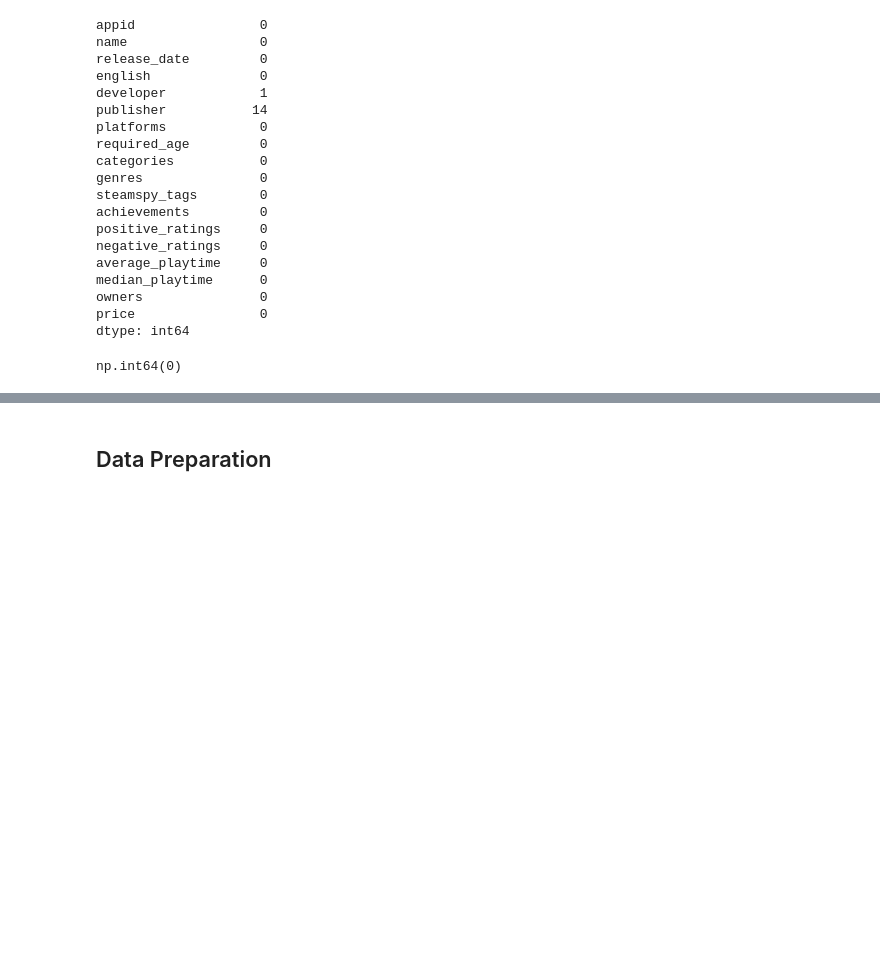
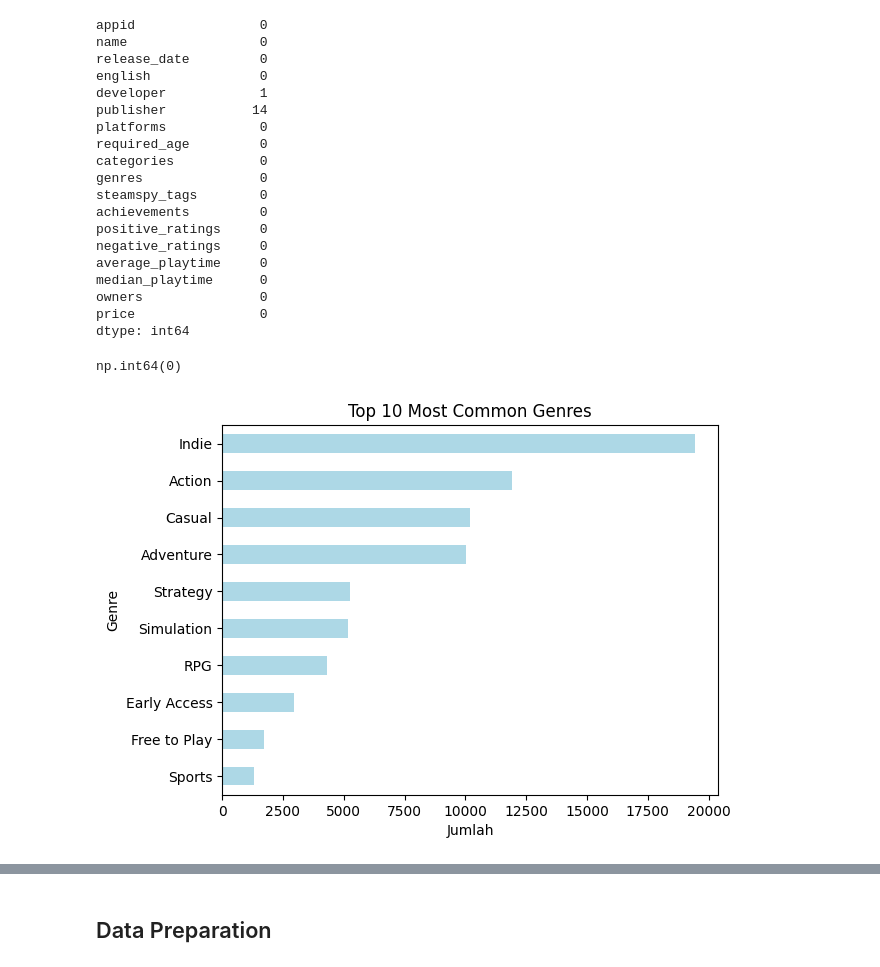
Before and after one commit to RizkyMlana/Recomendation-System-Project, a Jupyter notebook: notebooks/main.ipynb, the cells around one changed output, grey strips where cells are left out. Cells and saved outputs as stored; diff of their text form; code cells hidden in the pictures; blank space fills up the shorter version.

```diff
--- a/notebooks/main.ipynb
+++ b/notebooks/main.ipynb
@@ -55,3 +82,12 @@ dtype: int64
 df.duplicated().sum()
 # %% [output]
 np.int64(0)
+# %%
+df['genres'].str.split(';').explode().value_counts().head(10).plot(kind='barh', color='lightblue')
+plt.title("Top 10 Most Common Genres")
+plt.xlabel("Jumlah")
+plt.ylabel("Genre")
+plt.gca().invert_yaxis()
+plt.show()
+# %% [output]
+[figure, added]
```
Also changed, not shown: parts of 19 cells of this notebook, 1 other file.
